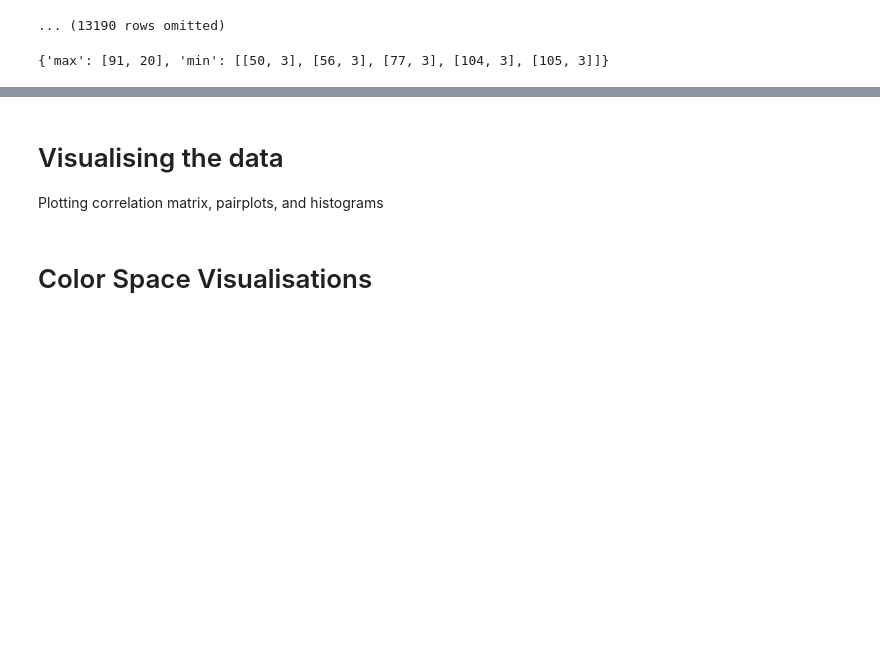
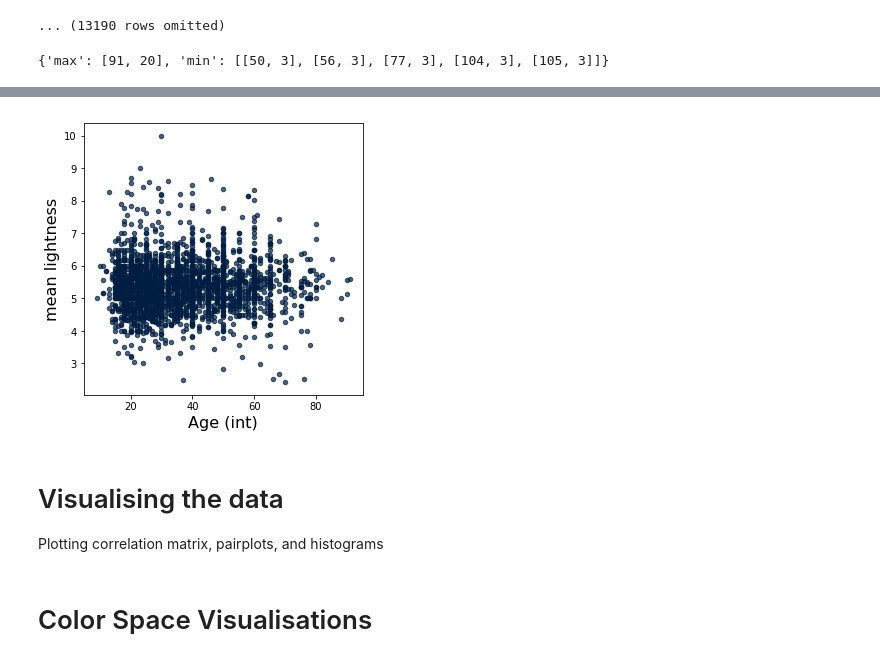
Before and after one commit to jasonsjiang/World-Color-Survey, a Jupyter notebook: finalprojecttest.ipynb, the cells around one changed output, grey strips where cells are left out. Saved outputs shown, nothing was run; the diff lists cells and outputs as text; code cells hidden in the pictures; blank space fills up the shorter version.

```diff
--- a/finalprojecttest.ipynb
+++ b/finalprojecttest.ipynb
@@ -282,3 +271,27 @@ speakerTable.where('Language', 61)
+# %%
+lang_spk = speakerTable.group('Language')
+langs = lang_spk.column(0)
+speakers = speakerTable.group('Language', np.unique).column(1)
+# %%
+lightness = np.array([])
+lang_and_spkrs = {l: c for l, c in zip(langs, speakers)}
+for l, c in lang_and_spkrs.items():
+    lang = ft_ir.where('Language', l)
+    for i in c:
+        ith_speaker = lang.where('Speaker', i)
+        m_lightness = np.mean(ith_speaker.column('numlight'))
+        lightness = np.append(lightness, m_lightness)
+# %%
+speaker_resp_lightness = speakerTable.with_column('mean lightness', lightness)
+# %%
+df = speaker_resp_lightness.to_df()
+df = df.dropna()
+df = df[df['Age (int)'] > 0]
+spkr_resp = Table().from_df(df)
+# %%
+spkr_resp.scatter('Age (int)', 'mean lightness')
+# %% [output]
+[figure, added]
 # %% [markdown]
 # Visualising the data<a id='section 2'>
 
```
Also changed, not shown: parts of 7 cells of this notebook.
